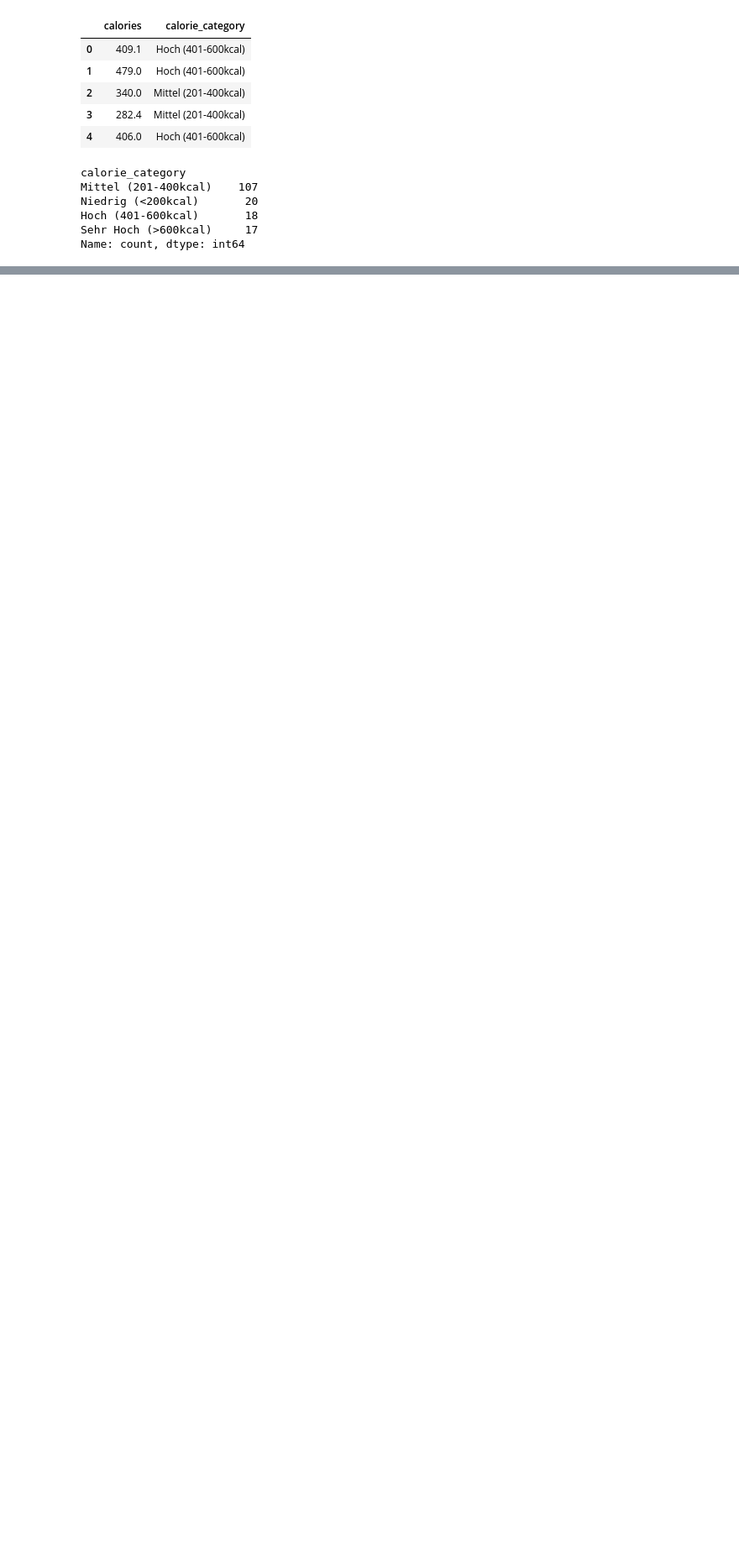
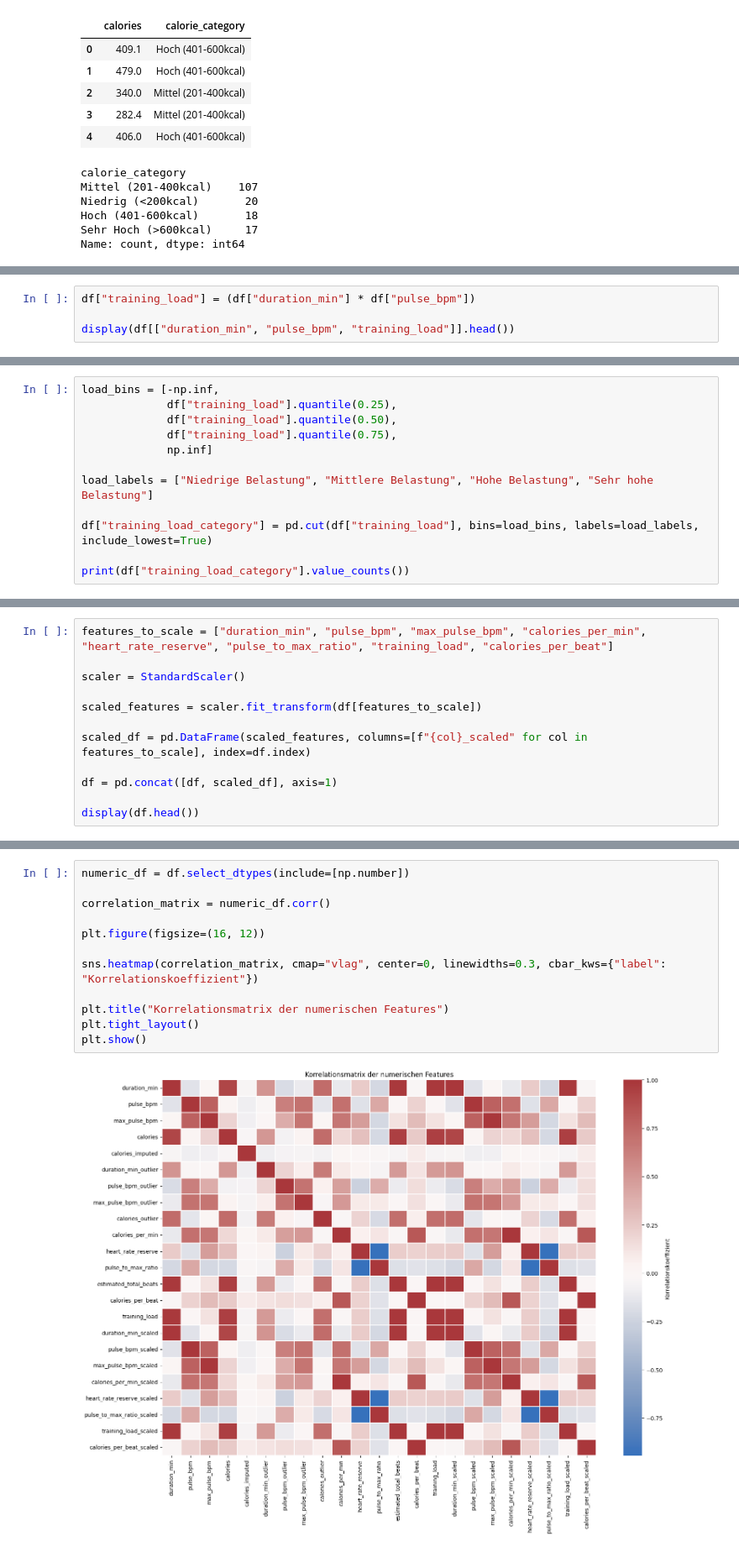
Before and after one commit to MarkDetki/Fitness-exercise, a Jupyter notebook: notebooks/feature engineering/feature engineering.ipynb, the cells around one changed output, grey strips where cells are left out. Shown at 84% size. Drawn from its saved outputs; the diff is of its cells as text; blank space fills up the shorter version.

```diff
--- a/notebooks/feature engineering/feature engineering.ipynb
+++ b/notebooks/feature engineering/feature engineering.ipynb
@@ -181,0 +203,4 @@ Name: count, dtype: int64
+# %%
+df["training_load"] = (df["duration_min"] * df["pulse_bpm"])
+
+display(df[["duration_min", "pulse_bpm", "training_load"]].head())
@@ -181,0 +216,12 @@ Name: count, dtype: int64
+# %%
+load_bins = [-np.inf,
+             df["training_load"].quantile(0.25),
+             df["training_load"].quantile(0.50),
+             df["training_load"].quantile(0.75),
+             np.inf]
+
+load_labels = ["Niedrige Belastung", "Mittlere Belastung", "Hohe Belastung", "Sehr hohe Belastung"]
+
+df["training_load_category"] = pd.cut(df["training_load"], bins=load_bins, labels=load_labels, include_lowest=True)
+
+print(df["training_load_category"].value_counts())
@@ -181,0 +237,12 @@ Name: count, dtype: int64
+# %%
+features_to_scale = ["duration_min", "pulse_bpm", "max_pulse_bpm", "calories_per_min", "heart_rate_reserve", "pulse_to_max_ratio", "training_load", "calories_per_beat"]
+
+scaler = StandardScaler()
+
+scaled_features = scaler.fit_transform(df[features_to_scale])
+
+scaled_df = pd.DataFrame(scaled_features, columns=[f"{col}_scaled" for col in features_to_scale], index=df.index)
+
+df = pd.concat([df, scaled_df], axis=1)
+
+display(df.head())
@@ -181,0 +311,14 @@ Name: count, dtype: int64
+# %%
+numeric_df = df.select_dtypes(include=[np.number])
+
+correlation_matrix = numeric_df.corr()
+
+plt.figure(figsize=(16, 12))
+
+sns.heatmap(correlation_matrix, cmap="vlag", center=0, linewidths=0.3, cbar_kws={"label": "Korrelationskoeffizient"})
+
+plt.title("Korrelationsmatrix der numerischen Features")
+plt.tight_layout()
+plt.show()
+# %% [output]
+[figure, added]
```
Also changed, not shown: parts of 17 cells of this notebook, 1 other file.
